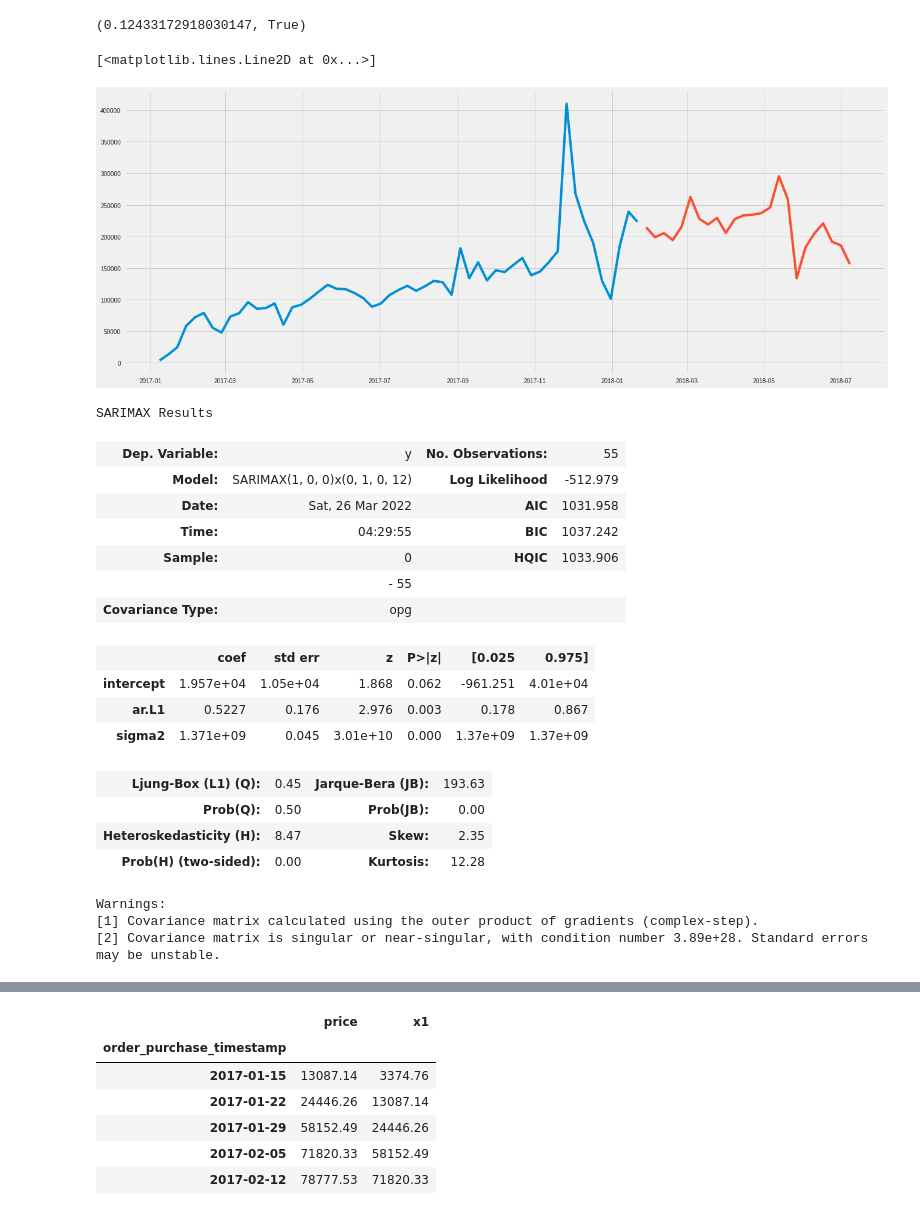
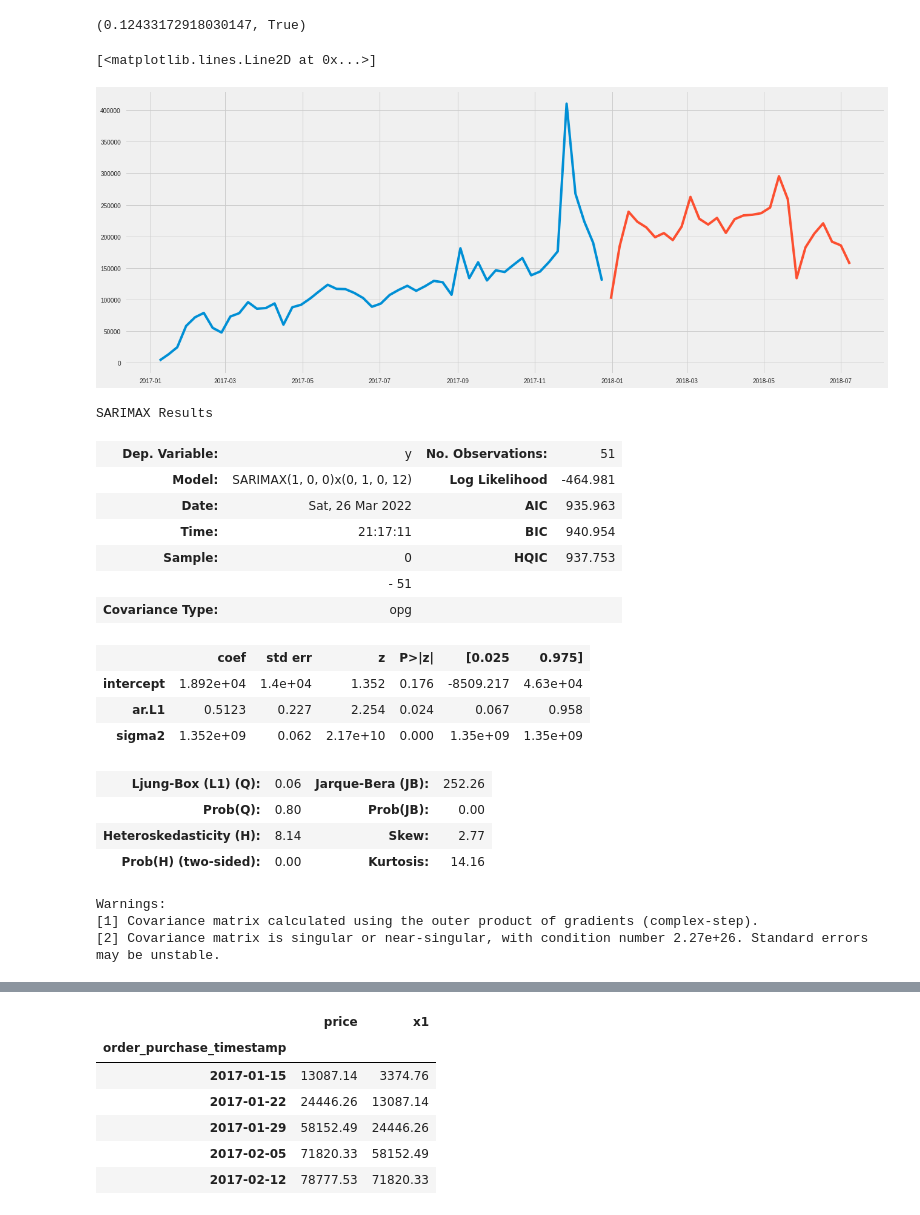
Before and after one commit to AlexanderVieira/EcommerceAnalytics, a Jupyter notebook: Code/Model/Experiment1/model_evaluation.ipynb, the cells around one changed output, grey strips where cells are left out. Drawn from its saved outputs; the diff is of its cells as text; code cells hidden in the pictures.

Commit message:
Atualizacao model_evaluation.ipynb e modelling.md

```diff
--- a/Code/Model/Experiment1/model_evaluation.ipynb
+++ b/Code/Model/Experiment1/model_evaluation.ipynb
@@ -450,41 +450,39 @@ is_stationary is deprecated and will be removed in a future release of pmdarima.
 (0.12433172918030147, True)
 # %%
 #dataTimeMean = dataTimeMean.drop(columns=['pred_1', 'x1'], axis=0)
-train, test = model_selection.train_test_split(dataTimeMean, train_size=0.7)
+train, test = model_selection.train_test_split(dataTimeMean, train_size=0.65)
 #train_size = int(len(dataTimeMean.price) * 2 / 3)
 #train = dataTimeMean[:train_size]
 #test = dataTimeMean[train_size-1:]
 fig, axes = plt.subplots(1, 1, figsize=(20,8), sharex=True)
 plt.plot(train)
 plt.plot(test)
 # %% [output]
 [<matplotlib.lines.Line2D at 0x...>]
-[figure, old version]
+[figure, new version]
 # %%
-auto_arima_model = auto_arima(train, m=12, seazonal=False,
-                            trace=False, random_state=1, n_fits=50)
-
+auto_arima_model = auto_arima(train, m=12, seazonal=False, trace=False, random_state=1, n_fits=50)
 auto_arima_model.summary()
 # %% [output]
 SARIMAX Results
-| Dep. Variable: | y | No. Observations: | 55 |
-| Model: | SARIMAX(1, 0, 0)x(0, 1, 0, 12) | Log Likelihood | -512.979 |
-| Date: | Sat, 26 Mar 2022 | AIC | 1031.958 |
-| Time: | 04:29:55 | BIC | 1037.242 |
-| Sample: | 0 | HQIC | 1033.906 |
-|  | - 55 |  |  |
+| Dep. Variable: | y | No. Observations: | 51 |
+| Model: | SARIMAX(1, 0, 0)x(0, 1, 0, 12) | Log Likelihood | -464.981 |
+| Date: | Sat, 26 Mar 2022 | AIC | 935.963 |
+| Time: | 21:17:11 | BIC | 940.954 |
+| Sample: | 0 | HQIC | 937.753 |
+|  | - 51 |  |  |
 | Covariance Type: | opg |  |  |
 |  | coef | std err | z | P>|z| | [0.025 | 0.975] |
-| intercept | 1.957e+04 | 1.05e+04 | 1.868 | 0.062 | -961.251 | 4.01e+04 |
-| ar.L1 | 0.5227 | 0.176 | 2.976 | 0.003 | 0.178 | 0.867 |
-| sigma2 | 1.371e+09 | 0.045 | 3.01e+10 | 0.000 | 1.37e+09 | 1.37e+09 |
+| intercept | 1.892e+04 | 1.4e+04 | 1.352 | 0.176 | -8509.217 | 4.63e+04 |
+| ar.L1 | 0.5123 | 0.227 | 2.254 | 0.024 | 0.067 | 0.958 |
+| sigma2 | 1.352e+09 | 0.062 | 2.17e+10 | 0.000 | 1.35e+09 | 1.35e+09 |
-| Ljung-Box (L1) (Q): | 0.45 | Jarque-Bera (JB): | 193.63 |
-| Prob(Q): | 0.50 | Prob(JB): | 0.00 |
-| Heteroskedasticity (H): | 8.47 | Skew: | 2.35 |
-| Prob(H) (two-sided): | 0.00 | Kurtosis: | 12.28 |
+| Ljung-Box (L1) (Q): | 0.06 | Jarque-Bera (JB): | 252.26 |
+| Prob(Q): | 0.80 | Prob(JB): | 0.00 |
+| Heteroskedasticity (H): | 8.14 | Skew: | 2.77 |
+| Prob(H) (two-sided): | 0.00 | Kurtosis: | 14.16 |
 Warnings:
 [1] Covariance matrix calculated using the outer product of gradients (complex-step).
-[2] Covariance matrix is singular or near-singular, with condition number 3.89e+28. Standard errors may be unstable.
+[2] Covariance matrix is singular or near-singular, with condition number 2.27e+26. Standard errors may be unstable.
 # %%
 dateRange = pd.date_range(dataTimeMean.index[-1], freq='W', periods=13)[1:]
 
```
Also changed, not shown: parts of 34 cells of this notebook, 2 other files.
